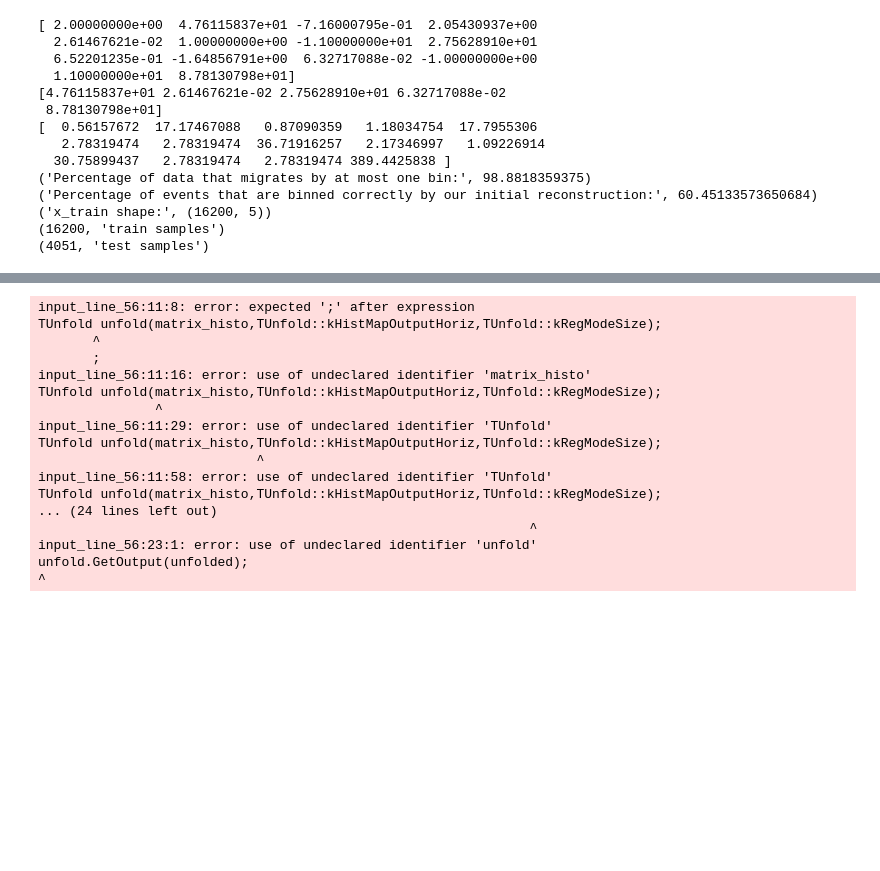
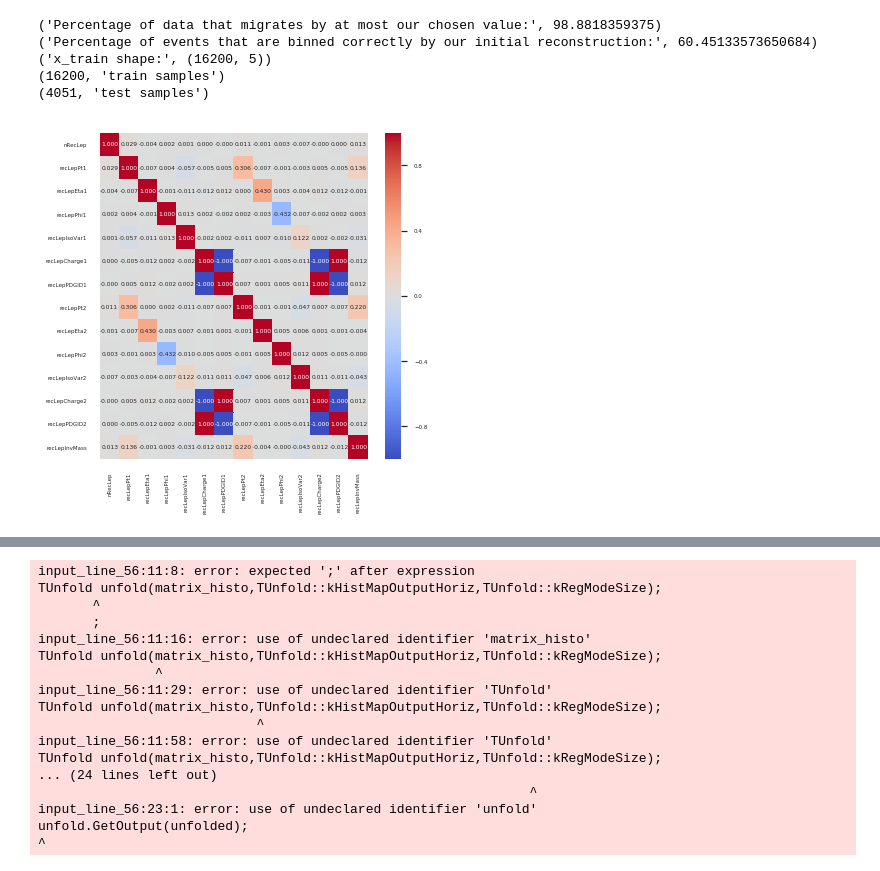
Before and after one commit to isildakbora/ML_Unfolding_SSP, a Jupyter notebook: ML_Training/train_keras_classification_migrationVector.ipynb, the cells around one changed output, grey strips where cells are left out. Saved outputs shown, nothing was run; the diff lists cells and outputs as text; code cells hidden in the pictures; blank space fills up the shorter version.

```diff
--- a/ML_Training/train_keras_classification_migrationVector.ipynb
+++ b/ML_Training/train_keras_classification_migrationVector.ipynb
@@ -43,4 +23,6 @@ events.keys()
 # %%
+events = uproot.open("../FlatTree_Production/Z_Candidates_100k.root")["candidateTree"]
+#Print(events.keys())
 data = events.arrays(events.keys())
 
 array = []
@@ -48,4 +30,17 @@ for i in events.keys():
     array.append(events.array(i))
 
 array = np.array(array)
+data = array.T
+
+
+massMin=50
+massMax=130
+Z_mass=91.1876
+
+numberOfKeptFeatures=5
+numClasses=7
+
+nBins=20
+binwidth = ((massMax-massMin)/nBins)
+bins = np.array(range(massMin, massMax+binwidth, binwidth))
 # %%
@@ -106,36 +68,38 @@ corr.style.background_gradient(cmap='coolwarm')
 # %%
-
-
+sns.set(rc={'figure.figsize':(6,6)})
+sns.set(font_scale=0.5)
+fig, ax = plt.subplots()
+corr = df.corr(method='pearson')
+sns.heatmap(corr, annot=True, fmt='.3f', cmap=plt.get_cmap('coolwarm'), cbar=True, ax=ax)
+ax.set_yticklabels(ax.get_yticklabels(), rotation="horizontal")
+plt.savefig('result.pdf', bbox_inches='tight', pad_inches=0.0)
 
 xNew = np.array(xNew)
-selector = feature_selection.SelectKBest(k=5).fit(xNew, yNew)
+selector = feature_selection.SelectKBest(k=numberOfKeptFeatures).fit(xNew, yNew)
 #print(xNew[0])
 xNew = selector.transform(xNew)
 #print(xNew[0])
 #print(selector.scores_)
-print('Percentage of data that migrates by at most one bin:', float(((xNew.shape[0])) / float(x.shape[0]) )*100)
+print('Percentage of data that migrates by at most our chosen value:', float(((xNew.shape[0])) / float(x.shape[0]) )*100)
 print('Percentage of events that are binned correctly by our initial reconstruction:', float((yNew.count(0))) / float(len(yNew))*100)
 
-
+#yNew = np.array([0, 1, 2, 3, -3, -2, -1])
 ycat = keras.utils.to_categorical(yNew, np.amax(yNew)-np.amin(yNew)+1) #Turn migration vectors into categories
 xNew = preprocessing.scale(xNew)
-x_train, x_test, y_train, y_test = train_test_split(xNew, ycat, test_size=0.2, random_state=42)
-
+x_train, x_test, y_train, y_test = train_test_split(xNew, ycat, test_size=0.2, random_state=256)
+#y_train, z_train, y_test, z_test= train_test_split(y_train, y_test, test_size=0.5, random_state=256)
 print('x_train shape:', x_train.shape)
 print(x_train.shape[0], 'train samples')
 print(x_test.shape[0], 'test samples')
+
+#for i in range(7):
+#    print(i)
+#    print(yNew[i])
+#    print(ycat[i])
 # %% [output]
-[ 2.00000000e+00  4.76115837e+01 -7.16000795e-01  2.05430937e+00
-  2.61467621e-02  1.00000000e+00 -1.10000000e+01  2.75628910e+01
-  6.52201235e-01 -1.64856791e+00  6.32717088e-02 -1.00000000e+00
-  1.10000000e+01  8.78130798e+01]
-[4.76115837e+01 2.61467621e-02 2.75628910e+01 6.32717088e-02
- 8.78130798e+01]
-[  0.56157672  17.17467088   0.87090359   1.18034754  17.7955306
-   2.78319474   2.78319474  36.71916257   2.17346997   1.09226914
-  30.75899437   2.78319474   2.78319474 389.4425838 ]
-('Percentage of data that migrates by at most one bin:', 98.8818359375)
+('Percentage of data that migrates by at most our chosen value:', 98.8818359375)
 ('Percentage of events that are binned correctly by our initial reconstruction:', 60.45133573650684)
 ('x_train shape:', (16200, 5))
 (16200, 'train samples')
 (4051, 'test samples')
+[figure, added]
```
Also changed, not shown: parts of 10 cells of this notebook.
